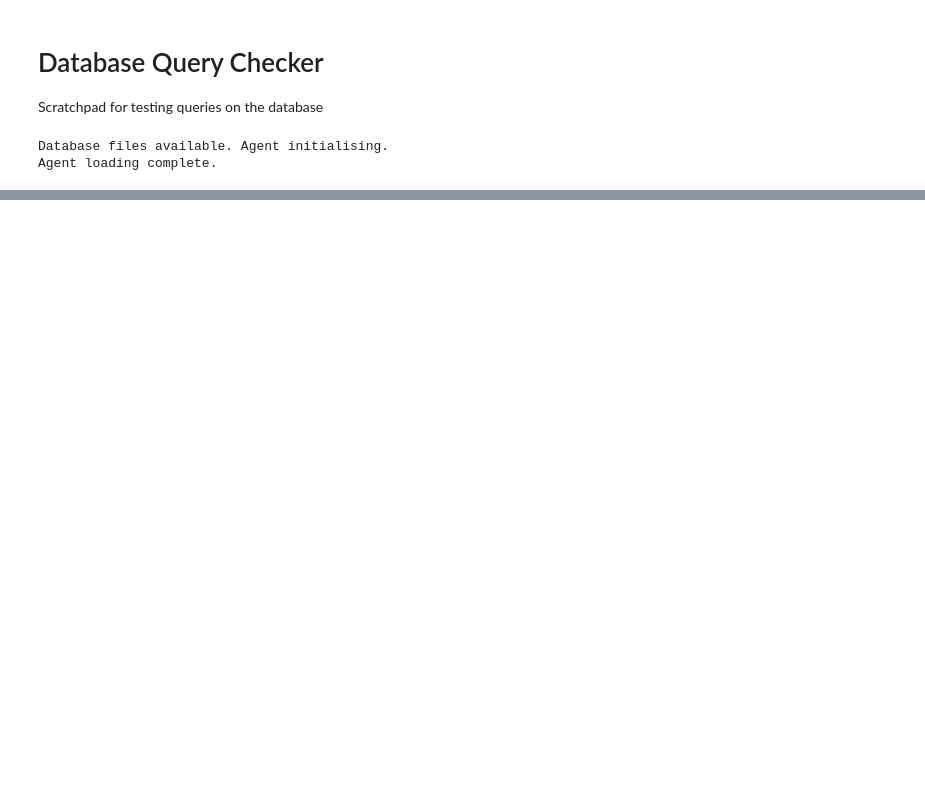
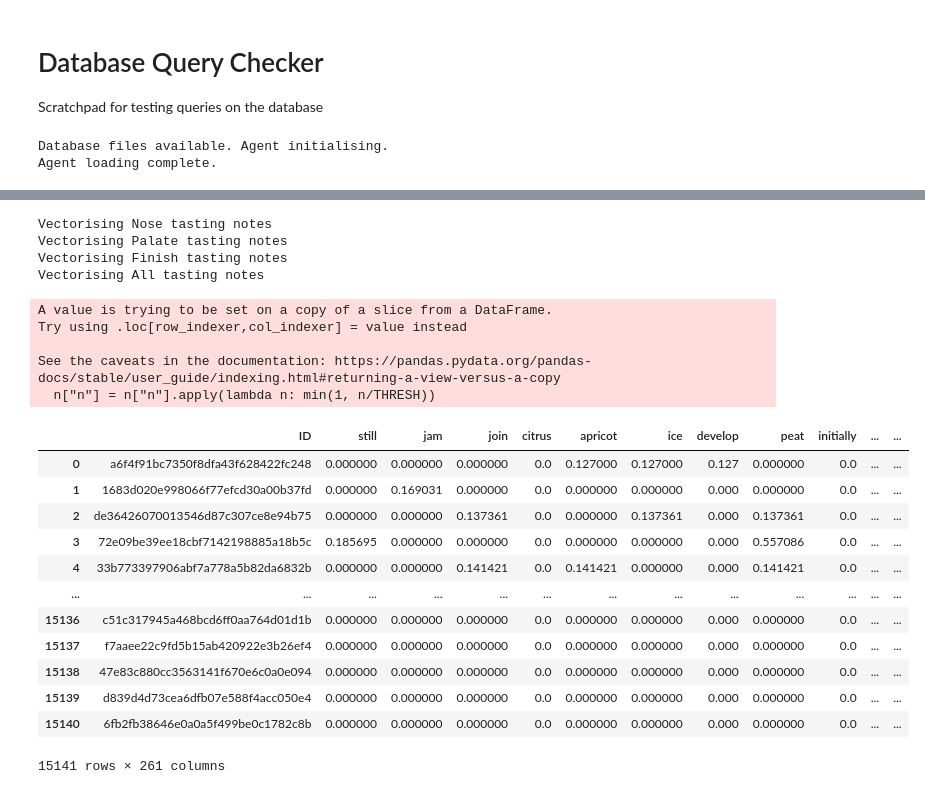
Before and after one commit to robertpsoane/scotch-recommender, a Jupyter notebook: agent_design/query_checker.ipynb, the cells around one changed output, grey strips where cells are left out. Drawn from its saved outputs; the diff is of its cells as text; code cells hidden in the pictures; blank space fills up the shorter version.

```diff
--- a/agent_design/query_checker.ipynb
+++ b/agent_design/query_checker.ipynb
@@ -29,0 +56,54 @@ TypeError: function takes at least 1 argument (0 given)
+# %%
+reviews_model = self.vectorizeNotesMatrix(reviews, kws)
+# %% [output]
+Vectorising Nose tasting notes
+Vectorising Palate tasting notes
+Vectorising Finish tasting notes
+Vectorising All tasting notes
+# %%
+THRESH = 50
+
+
+mom = mom_model["general"]
+rev = reviews_model["general"]
+
+# List of features
+cols = mom.drop(columns="ID").columns
+
+# Setting ID as index
+mom.index=mom.ID
+rev.index = rev.ID
+
+# Selecting number of reviews from reviews dataframe, and finding weighting factor
+n = reviews[["n"]]
+n["n"] = n["n"].apply(lambda n: min(1, n/THRESH))
+# %% [output]
+A value is trying to be set on a copy of a slice from a DataFrame.
+Try using .loc[row_indexer,col_indexer] = value instead
+
+See the caveats in the documentation: https://pandas.pydata.org/pandas-docs/stable/user_guide/indexing.html#returning-a-view-versus-a-copy
+  n["n"] = n["n"].apply(lambda n: min(1, n/THRESH))
+# %%
+# Adding weighted reviews to mom vectors, and re-normalising
+rev[cols] = rev[cols].add(mom[cols]).dropna().apply(lambda row: normVec(row), axis=1)
+# %%
+# Replacing relevant notes with notes including reviews
+mom.loc[rev.index] = rev
+# %%
+mom = mom.drop(columns="ID").reset_index()
+# %%
+mom
+# %% [output]
+|  | ID | still | jam | join | citrus | apricot | ice | develop | peat | initially | ... | ... |
+| 0 | a6f4f91bc7350f8dfa43f628422fc248 | 0.000000 | 0.000000 | 0.000000 | 0.0 | 0.127000 | 0.127000 | 0.127 | 0.000000 | 0.0 | ... | ... |
+| 1 | 1683d020e998066f77efcd30a00b37fd | 0.000000 | 0.169031 | 0.000000 | 0.0 | 0.000000 | 0.000000 | 0.000 | 0.000000 | 0.0 | ... | ... |
+| 2 | de36426070013546d87c307ce8e94b75 | 0.000000 | 0.000000 | 0.137361 | 0.0 | 0.000000 | 0.137361 | 0.000 | 0.137361 | 0.0 | ... | ... |
+| 3 | 72e09be39ee18cbf7142198885a18b5c | 0.185695 | 0.000000 | 0.000000 | 0.0 | 0.000000 | 0.000000 | 0.000 | 0.557086 | 0.0 | ... | ... |
+| 4 | 33b773397906abf7a778a5b82da6832b | 0.000000 | 0.000000 | 0.141421 | 0.0 | 0.141421 | 0.000000 | 0.000 | 0.141421 | 0.0 | ... | ... |
+| ... | ... | ... | ... | ... | ... | ... | ... | ... | ... | ... | ... | ... |
+| 15136 | c51c317945a468bcd6ff0aa764d01d1b | 0.000000 | 0.000000 | 0.000000 | 0.0 | 0.000000 | 0.000000 | 0.000 | 0.000000 | 0.0 | ... | ... |
+| 15137 | f7aaee22c9fd5b15ab420922e3b26ef4 | 0.000000 | 0.000000 | 0.000000 | 0.0 | 0.000000 | 0.000000 | 0.000 | 0.000000 | 0.0 | ... | ... |
+| 15138 | 47e83c880cc3563141f670e6c0a0e094 | 0.000000 | 0.000000 | 0.000000 | 0.0 | 0.000000 | 0.000000 | 0.000 | 0.000000 | 0.0 | ... | ... |
+| 15139 | d839d4d73cea6dfb07e588f4acc050e4 | 0.000000 | 0.000000 | 0.000000 | 0.0 | 0.000000 | 0.000000 | 0.000 | 0.000000 | 0.0 | ... | ... |
+| 15140 | 6fb2fb38646e0a0a5f499be0c1782c8b | 0.000000 | 0.000000 | 0.000000 | 0.0 | 0.000000 | 0.000000 | 0.000 | 0.000000 | 0.0 | ... | ... |
+15141 rows × 261 columns
```
Also changed, not shown: parts of 15 cells of this notebook, 15 other files.
